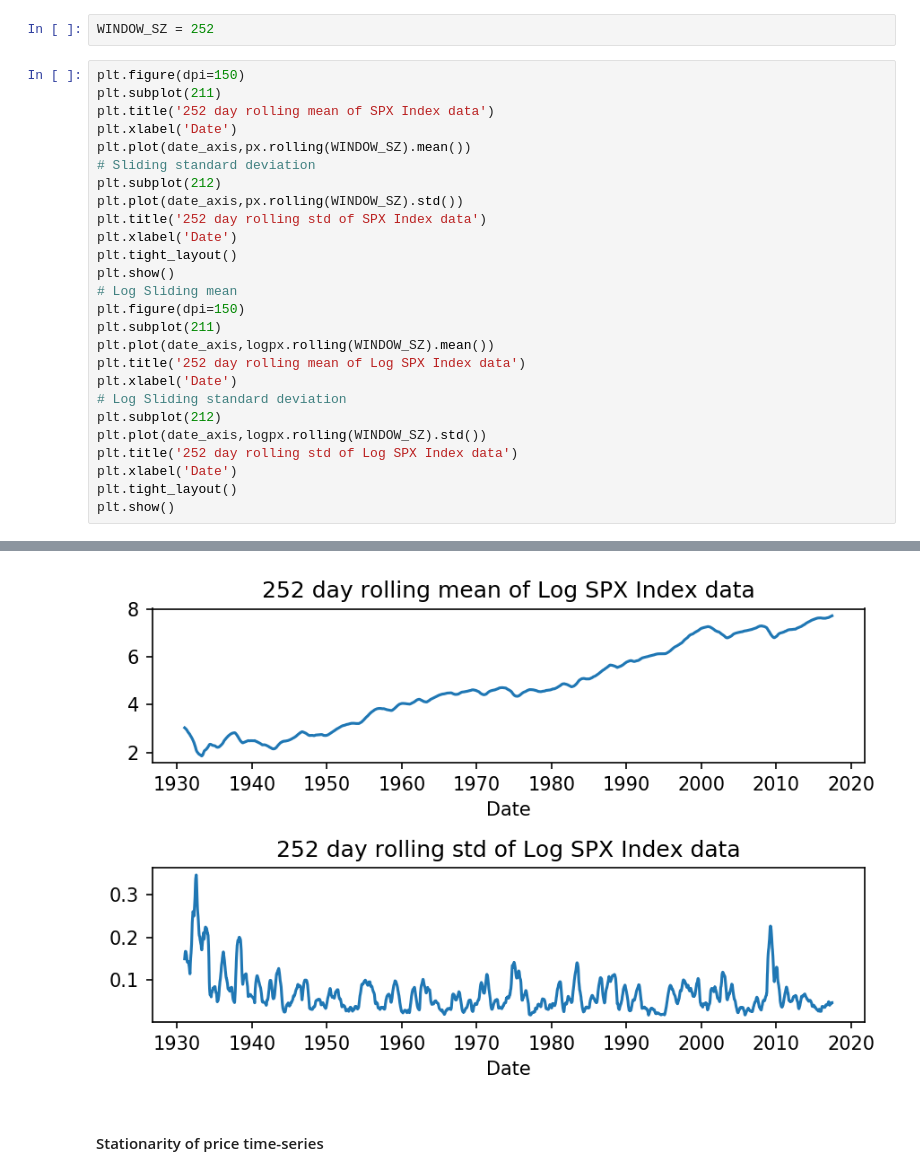
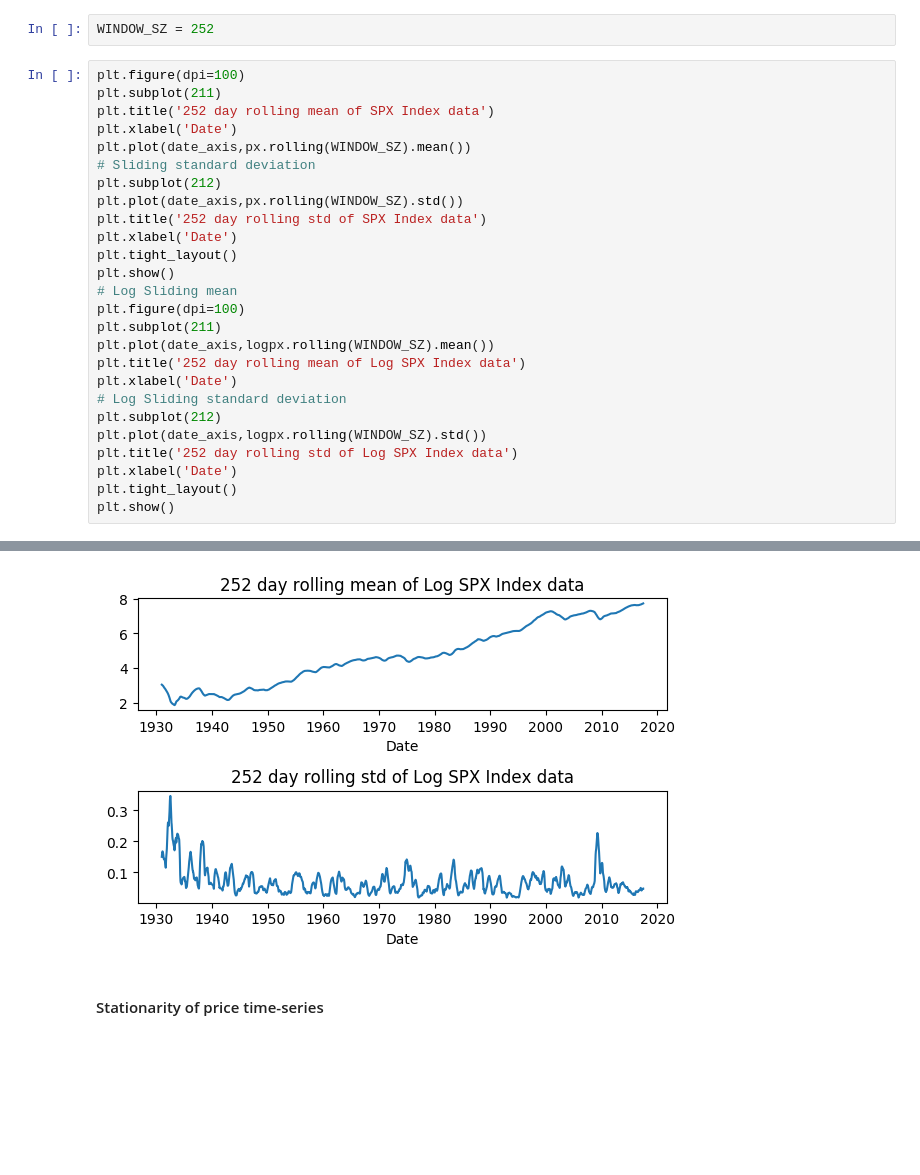
Before and after one commit to mahudu97/FSP, a Jupyter notebook: src/CW.ipynb, the cells around one changed output, grey strips where cells are left out. Saved outputs shown, nothing was run; the diff lists cells and outputs as text; blank space fills up the shorter version.

```diff
--- a/src/CW.ipynb
+++ b/src/CW.ipynb
@@ -30,7 +37,7 @@ plt.show()
 # %%
 WINDOW_SZ = 252
 # %%
-plt.figure(dpi=150)
+plt.figure(dpi=100)
 plt.subplot(211)
 plt.title('252 day rolling mean of SPX Index data')
 plt.xlabel('Date')
@@ -43,7 +50,7 @@ plt.xlabel('Date')
 plt.tight_layout()
 plt.show()
 # Log Sliding mean
-plt.figure(dpi=150)
+plt.figure(dpi=100)
 plt.subplot(211)
 plt.plot(date_axis,logpx.rolling(WINDOW_SZ).mean())
 plt.title('252 day rolling mean of Log SPX Index data')
@@ -60,4 +67,4 @@ plt.show()
-[figure, old version]
+[figure, new version]
 # %% [markdown]
 #### Stationarity of price time-series
 # %% [markdown]
```
Also changed, not shown: parts of 36 cells of this notebook, 25 other files.
